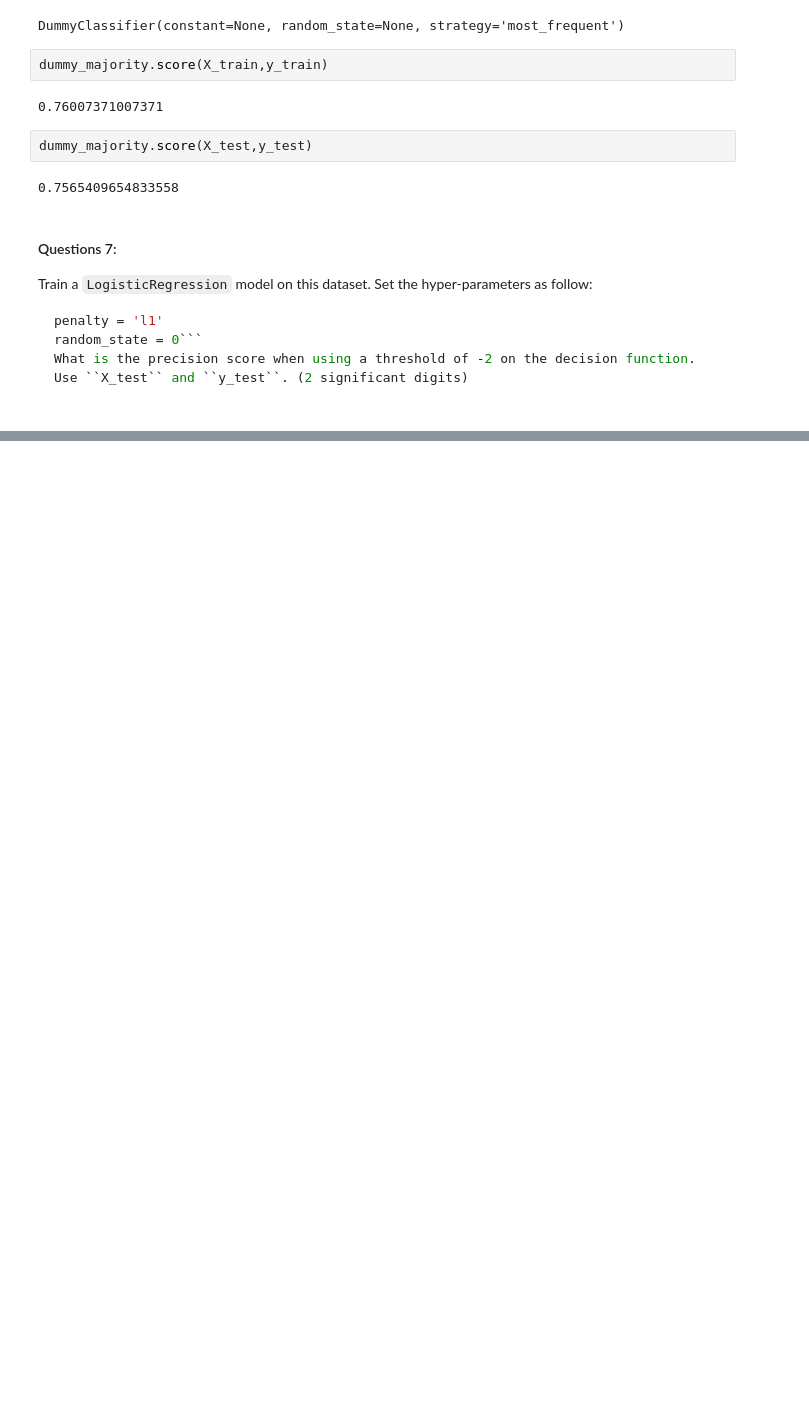
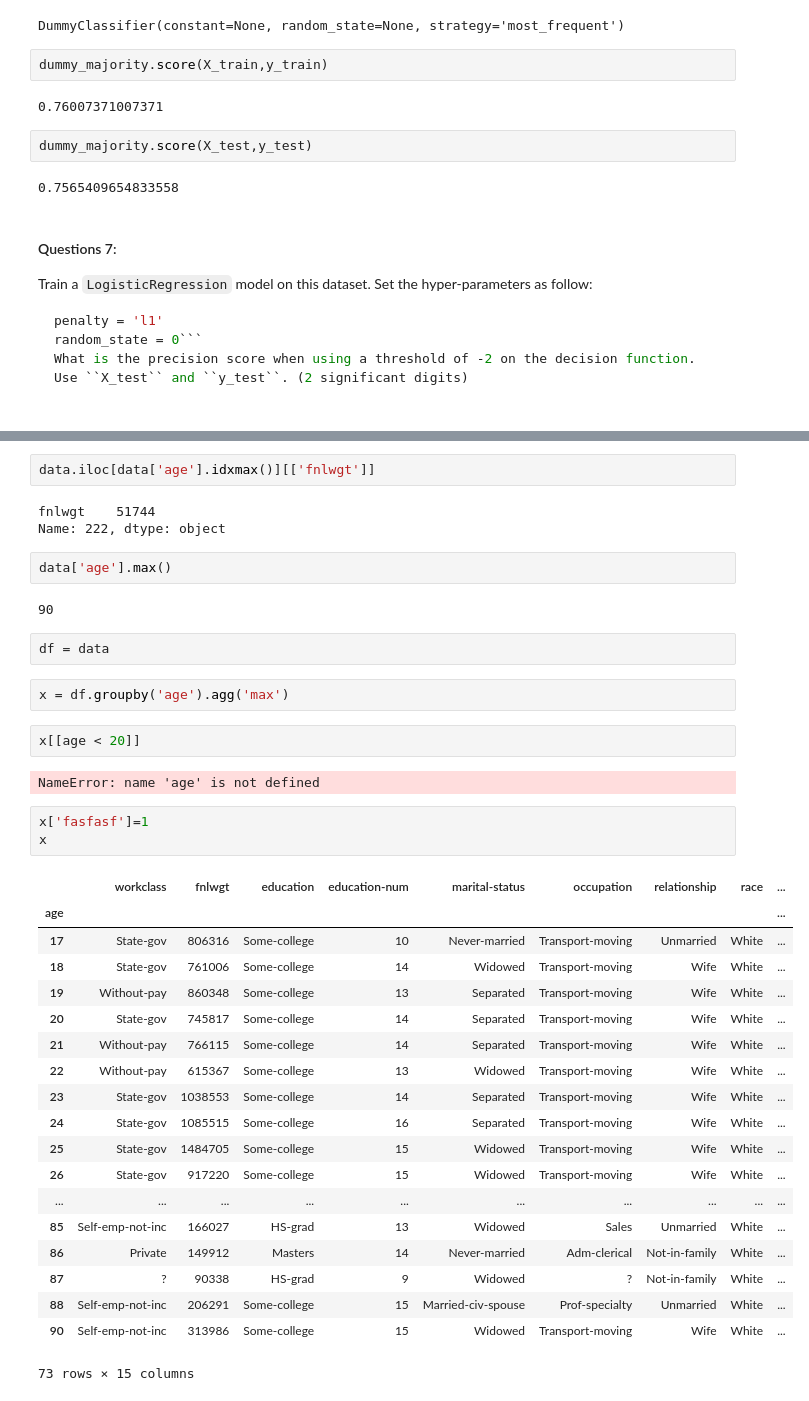
Before and after one commit to JianliHuang/ba-masters, a Jupyter notebook: spring19/applied-ml/module4/lab5/Lab 5.ipynb, the cells around one changed output, grey strips where cells are left out. Cells and saved outputs as stored; diff of their text form; blank space fills up the shorter version.

```diff
--- a/spring19/applied-ml/module4/lab5/Lab 5.ipynb
+++ b/spring19/applied-ml/module4/lab5/Lab 5.ipynb
@@ -131,0 +153,40 @@ What is the precision score when using a threshold of -2 on the decision functio
+# %%
+data.iloc[data['age'].idxmax()][['fnlwgt']]
+# %% [output]
+fnlwgt    51744
+Name: 222, dtype: object
+# %%
+data['age'].max()
+# %% [output]
+90
+# %%
+df = data
+# %%
+x = df.groupby('age').agg('max')
+# %%
+x[[age < 20]]
+# %% [output]
+NameError: name 'age' is not defined
+# %%
+x['fasfasf']=1
+x
+# %% [output]
+|  | workclass | fnlwgt | education | education-num | marital-status | occupation | relationship | race | ... |
+| age |  |  |  |  |  |  |  |  | ... |
+| 17 | State-gov | 806316 | Some-college | 10 | Never-married | Transport-moving | Unmarried | White | ... |
+| 18 | State-gov | 761006 | Some-college | 14 | Widowed | Transport-moving | Wife | White | ... |
+| 19 | Without-pay | 860348 | Some-college | 13 | Separated | Transport-moving | Wife | White | ... |
+| 20 | State-gov | 745817 | Some-college | 14 | Separated | Transport-moving | Wife | White | ... |
+| 21 | Without-pay | 766115 | Some-college | 14 | Separated | Transport-moving | Wife | White | ... |
+| 22 | Without-pay | 615367 | Some-college | 13 | Widowed | Transport-moving | Wife | White | ... |
+| 23 | State-gov | 1038553 | Some-college | 14 | Separated | Transport-moving | Wife | White | ... |
+| 24 | State-gov | 1085515 | Some-college | 16 | Separated | Transport-moving | Wife | White | ... |
+| 25 | State-gov | 1484705 | Some-college | 15 | Widowed | Transport-moving | Wife | White | ... |
+| 26 | State-gov | 917220 | Some-college | 15 | Widowed | Transport-moving | Wife | White | ... |
+| ... | ... | ... | ... | ... | ... | ... | ... | ... | ... |
+| 85 | Self-emp-not-inc | 166027 | HS-grad | 13 | Widowed | Sales | Unmarried | White | ... |
+| 86 | Private | 149912 | Masters | 14 | Never-married | Adm-clerical | Not-in-family | White | ... |
+| 87 | ? | 90338 | HS-grad | 9 | Widowed | ? | Not-in-family | White | ... |
+| 88 | Self-emp-not-inc | 206291 | Some-college | 15 | Married-civ-spouse | Prof-specialty | Unmarried | White | ... |
+| 90 | Self-emp-not-inc | 313986 | Some-college | 15 | Widowed | Transport-moving | Wife | White | ... |
+73 rows × 15 columns
```
Also changed, not shown: parts of 1 cell of this notebook.
